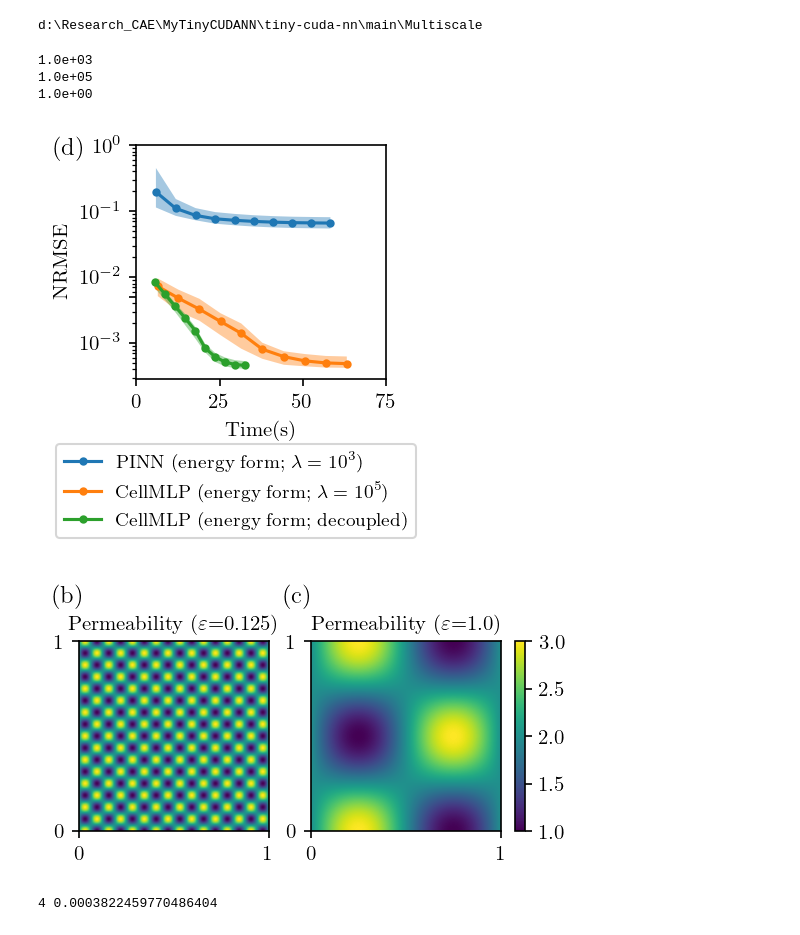
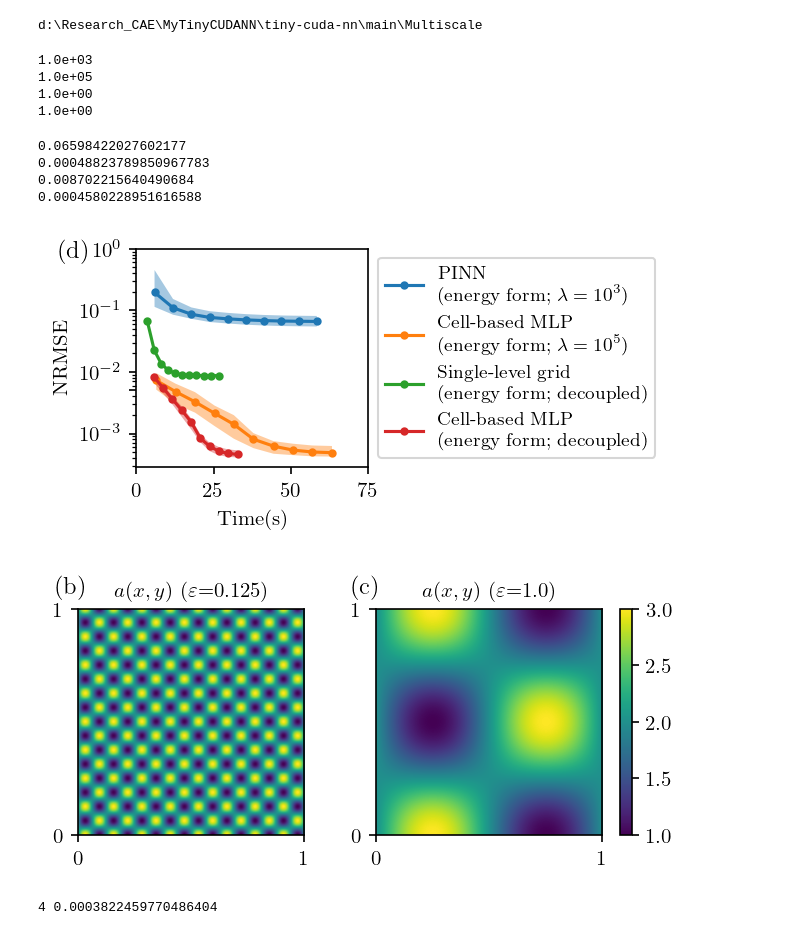
Before and after one commit to YuxiangGao0321/Cell-based-MLP, a Jupyter notebook: main/Multiscale/plot_paper.ipynb, the cells around one changed output. Saved outputs shown, nothing was run; the diff lists cells and outputs as text; code cells hidden in the pictures.

Commit message:
Single level

```diff
--- a/main/Multiscale/plot_paper.ipynb
+++ b/main/Multiscale/plot_paper.ipynb
@@ -75,8 +75,9 @@ loss_name_list = [
 # "PINN_lambda_ADAM/config_8",
 "PINN_energy_lambda_ADAM_sin/config_3",
 "GridMLP_standard/config_8",
+"GridMLP_decoupled_single_level/config_1",
 "GridMLP_decoupled_paper/config_1",
-# "GridMLP_decoupled_1feature/config_1",
+
 ]
 task_path = os.path.join(main_path, "Tasks")
 for loss_name in loss_name_list:
@@ -84,9 +85,11 @@ for loss_name in loss_name_list:
 
 label_list = [
 # r"PINN(strong form; $\lambda = 10^3$)",
-r"PINN (energy form; $\lambda = 10^3$)",
-r"CellMLP (energy form; $\lambda = 10^5$)",
-"CellMLP (energy form; decoupled)",
+"PINN\n (energy form; $\lambda = 10^3$)",
+"Cell-based MLP\n (energy form; $\lambda = 10^5$)",
+"Single-level grid\n (energy form; decoupled)",
+"Cell-based MLP\n (energy form; decoupled)",
+
 ]
 for loss_name in loss_name_list:
     task_name,dir_name = loss_name.split("/")
@@ -96,39 +99,47 @@ for loss_name in loss_name_list:
 1.0e+03
 1.0e+05
 1.0e+00
+1.0e+00
 # %%
 # for loss_name in loss_name_list:
 #     task_name,dir_name = loss_name.split("/")
 #     loss_dict = get_loss_curve(task_name,dir_name,main_path=main_path)
 
 # fig = plt.figure(figsize=(2.5,3.2),dpi = 150)
-fig, axs = plt.subplots(1, 1, figsize=(2.5,2.75), constrained_layout=True, dpi = 150)
+fig, axs = plt.subplots(1, 1, figsize=(4.1,2), constrained_layout=True, dpi = 150)
 plt.rcParams.update(params)
 i = 0
 for loss_name in loss_name_list:
     axs.plot(result_dict[loss_name]["x"],result_dict[loss_name]["y"] ,marker="o",label=label_list[i])
+    print(result_dict[loss_name]["y"][-1])
     axs.fill_between(result_dict[loss_name]["x"], result_dict[loss_name]["y1"], result_dict[loss_name]["y2"], alpha=0.4)
     i += 1
 axs.set_xlabel("Time(s)")
 # plt.ylabel("Relative RMSE")
 axs.set_ylabel("NRMSE")
 axs.set_yscale("log")
 axs.set_yticks([5e-3,1e-3,1e-2,1e-1,1e0])
 axs.set_xticks([0,25,50,75])
 
 # Set minor y-ticks
 # ax = plt.gca()  # Get current axis
 axs.yaxis.set_minor_locator(ticker.LogLocator(base=10.0, subs='auto', numticks=12))
 # plt.xscale("log")
 # plt.grid(alpha = 0.2)
 # plt.legend()
-axs.legend(loc='upper center', bbox_to_anchor=(0.4, -0.24), fontsize = fs-1)
+# axs.legend(loc='upper center', bbox_to_anchor=(0.4, -0.32), fontsize = fs)
+axs.legend(loc='center left', bbox_to_anchor=(1, 0.5), fontsize = fs-1)
+# axs.legend(fontsize = fs-1)
 fig.text(0.02, 0.99, '(d)', fontsize=fs+2, va='top', ha='left')
 # fig.tight_layout()
 plt.savefig(os.path.join(figure_path,"training_loss.pdf"), dpi=300)
 plt.show()
 # %% [output]
+0.06598422027602177
+0.00048823789850967783
+0.008702215640490684
+0.0004580228951616588
-[figure, old version]
+[figure, new version]
 # %%
 '''
 
@@ -171,51 +182,29 @@ a_field_high = equation_high.a(X_field).numpy().reshape(resolution,resolution)
 equation_low = multiscale_equation(eps = 1.0)
 a_field_low = equation_low.a(X_field).numpy().reshape(resolution,resolution)
 # %%
-fig, axs = plt.subplots(1, 2, figsize=(3.5,2.75), constrained_layout=True, dpi = 150)
+fig, axs = plt.subplots(1, 2, figsize=(4.2,2), constrained_layout=True, dpi = 150)
 plt.rcParams.update(params)
-text_y = 0.87
+text_y = 1
 # subplot 0
 axs[0].imshow(a_field_high,origin = 'lower',interpolation = None,vmin=1,vmax=3)
 axs[0].set_xticks([0,resolution],[0,1])
 axs[0].set_yticks([0,resolution],[0,1])
-axs[0].set_title(r'Permeability ($\varepsilon$={})'.format(equation_high.eps),fontsize=fs)
+axs[0].set_title(r'$a(x,y)$ ($\varepsilon$={})'.format(equation_high.eps),fontsize=fs)
 # axs[0].set_title(r'$\varepsilon$={}'.format(equation_high.eps),fontsize=fs)
 # subplot 1
 ax1 = axs[1].imshow(a_field_low,origin = 'lower',interpolation = None,vmin=1,vmax=3)
 axs[1].set_xticks([0,resolution],[0,1])
 axs[1].set_yticks([0,resolution],[0,1])
-axs[1].set_title(r'Permeability ($\varepsilon$={})'.format(equation_low.eps),fontsize=fs)
+axs[1].set_title(r'$a(x,y)$ ($\varepsilon$={})'.format(equation_low.eps),fontsize=fs)
 fig.text(0.01, text_y, '(b)', fontsize=fs+2, va='top', ha='left')
-fig.text(0.45, text_y, '(c)', fontsize=fs+2, va='top', ha='left')
+fig.text(0.48, text_y, '(c)', fontsize=fs+2, va='top', ha='left')
 # axs[1].set_title(r'$\varepsilon$={}'.format(equation_low.eps),fontsize=fs)
 plt.colorbar(ax1,ax = axs[1], fraction=0.05)
 
-'''
-# subplot 2
-i = 0
-for loss_name in loss_name_list:
-    axs[2].plot(result_dict[loss_name]["x"],result_dict[loss_name]["y"] ,marker="o",label=label_list[i])
-    axs[2].fill_between(result_dict[loss_name]["x"], result_dict[loss_name]["y1"], result_dict[loss_name]["y2"], alpha=0.4)
-    i += 1
-axs[2].set_xlabel("Time(s)")
-# plt.ylabel("Relative RMSE")
-axs[2].set_ylabel("NRMSE")
-axs[2].set_yscale("log")
-axs[2].set_xticks([0,25,50,75])
-# plt.yticks([1e-3,1e-2,1e-1,1e0])
-
-# Set minor y-ticks
-
-axs[2].yaxis.set_minor_locator(ticker.LogLocator(base=10.0, subs='auto', numticks=12))
-# plt.grid(alpha = 0.2)
-# axs[2].legend()
-axs[2].legend(loc='upper center', bbox_to_anchor=(0.1, -0.28),fontsize=fs)
-fig.text(0.6, 0.96, '(c)', fontsize=12, va='top', ha='left')
-'''
 plt.savefig(os.path.join(figure_path,"permeability.pdf"), dpi=300)
 plt.show()
 # %% [output]
-[figure, old version]
+[figure, new version]
 # %%
 task_path = os.path.join(main_path, "Tasks", "GridMLP_decoupled")
 dir_name = "config_1"
```
Also changed, not shown: 17 other files.
